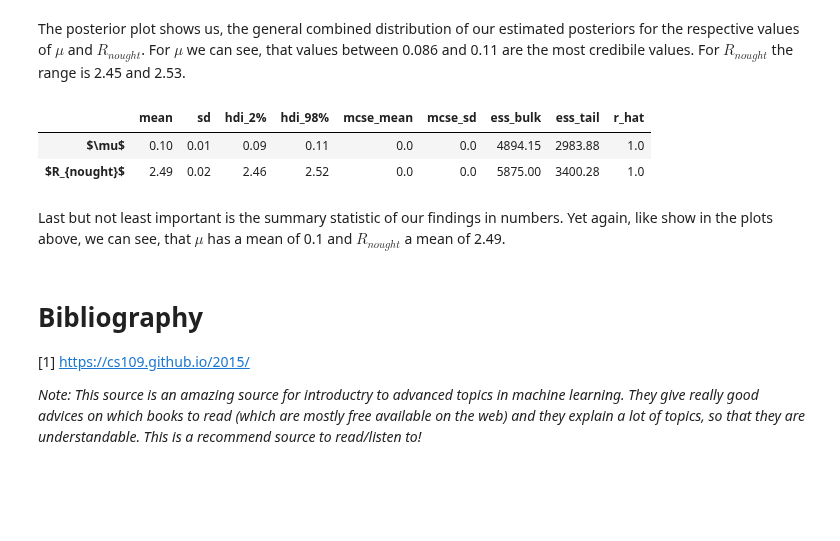
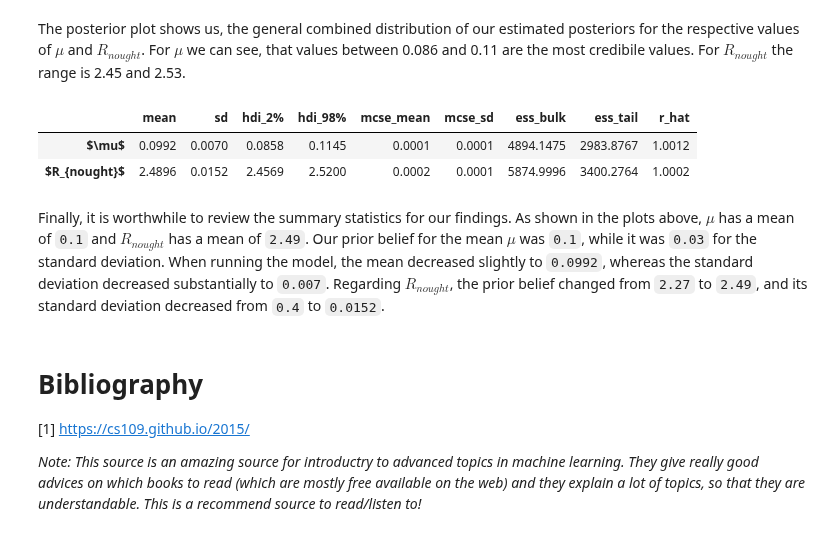
Before and after one commit to Estreuselito/Deus_ex_machina, a Jupyter notebook: MCMC/Assignment 4 - Master.ipynb, the cells around one changed output. Drawn from its saved outputs; the diff is of its cells as text; code cells hidden in the pictures; blank space fills up the shorter version.

```diff
--- a/MCMC/Assignment 4 - Master.ipynb
+++ b/MCMC/Assignment 4 - Master.ipynb
@@ -245,17 +245,18 @@ def SIRD(y, t, p):
         people at time t0=0 .
     t: np.array
         This array contains the points in time, where i0, r0 and d0 are modelled.
-    beta: float
-        The contact rate, more specifically the number of lengthy
-        contacts a person has per day.
-    mu: float
-        The mortaltiy rate.
+    p: np.array
+        This array contains the following values in a list:
+            beta: float
+                The contact rate, more specifically the number of lengthy
+                contacts a person has per day.
+            mu: float
+                The mortaltiy rate.
     """
     # Unpack y to Initial values for the recovered, infected and dead
-#     R, I, D = y
-#     R = y[0]
-#     I = y[1]
-#     D = y[2]
+    #  R = y[0]
+    #  I = y[1]
+    #  D = y[2]
     # Calculate S
     S = 1 - y[0] - y[1] - y[2]
     # Gamma is set to equal 1
@@ -431,14 +439,14 @@ The posterior plot shows us, the general combined distribution of our estimated
 # %%
 az.summary(data,
            var_names = var_names,
-           round_to = 2,
+           round_to = 4,
            hdi_prob=0.96)
 # %% [output]
 |  | mean | sd | hdi_2% | hdi_98% | mcse_mean | mcse_sd | ess_bulk | ess_tail | r_hat |
-| $\mu$ | 0.10 | 0.01 | 0.09 | 0.11 | 0.0 | 0.0 | 4894.15 | 2983.88 | 1.0 |
-| $R_{nought}$ | 2.49 | 0.02 | 2.46 | 2.52 | 0.0 | 0.0 | 5875.00 | 3400.28 | 1.0 |
+| $\mu$ | 0.0992 | 0.0070 | 0.0858 | 0.1145 | 0.0001 | 0.0001 | 4894.1475 | 2983.8767 | 1.0012 |
+| $R_{nought}$ | 2.4896 | 0.0152 | 2.4569 | 2.5200 | 0.0002 | 0.0001 | 5874.9996 | 3400.2764 | 1.0002 |
-# %% [markdown]
-Last but not least important is the summary statistic of our findings in numbers. Yet again, like show in the plots above, we can see, that $\mu$ has a mean of 0.1 and $R_{nought}$ a mean of 2.49.
+# %% [markdown]
+Finally, it is worthwhile to review the summary statistics for our findings. As shown in the plots above, $\mu$ has a mean of `0.1` and $R_{nought}$ has a mean of `2.49`. Our prior belief for the mean $\mu$ was `0.1`, while it was `0.03` for the standard deviation. When running the model, the mean decreased slightly to `0.0992`, whereas the standard deviation decreased substantially to `0.007`. Regarding $R_{nought}$, the prior belief changed from `2.27` to `2.49`, and its standard deviation decreased from `0.4` to `0.0152`.
 # %% [markdown]
 # Bibliography
 
```
Also changed, not shown: parts of 10 cells of this notebook.
